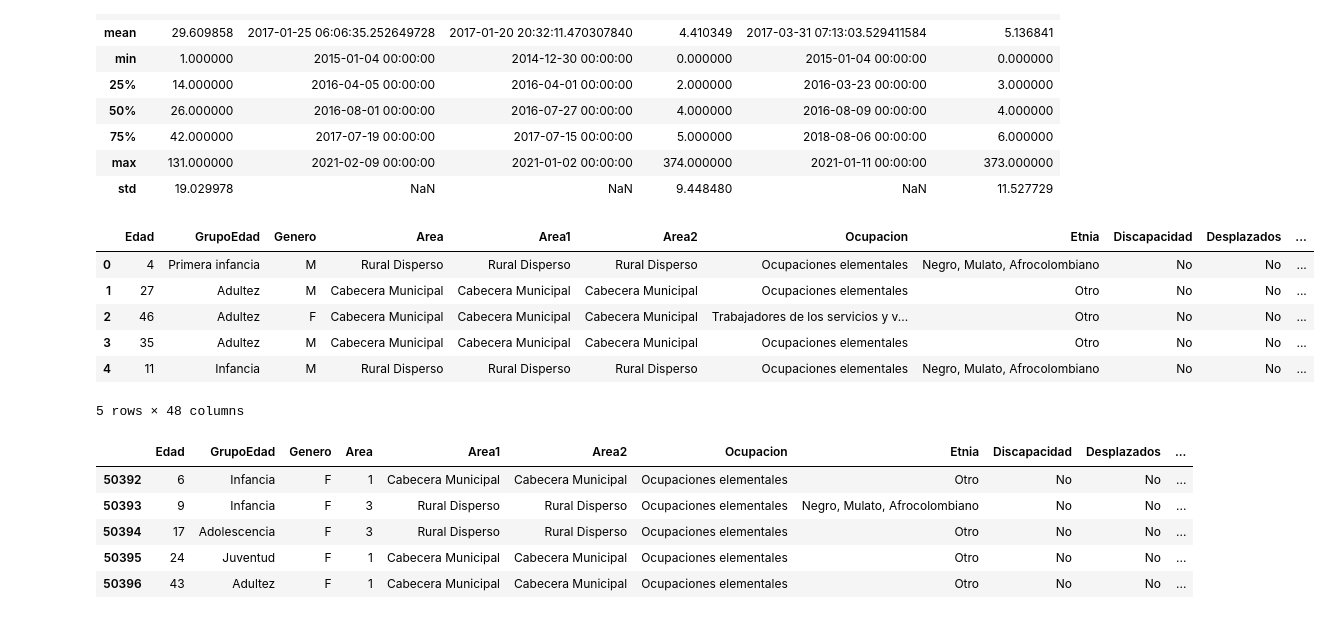
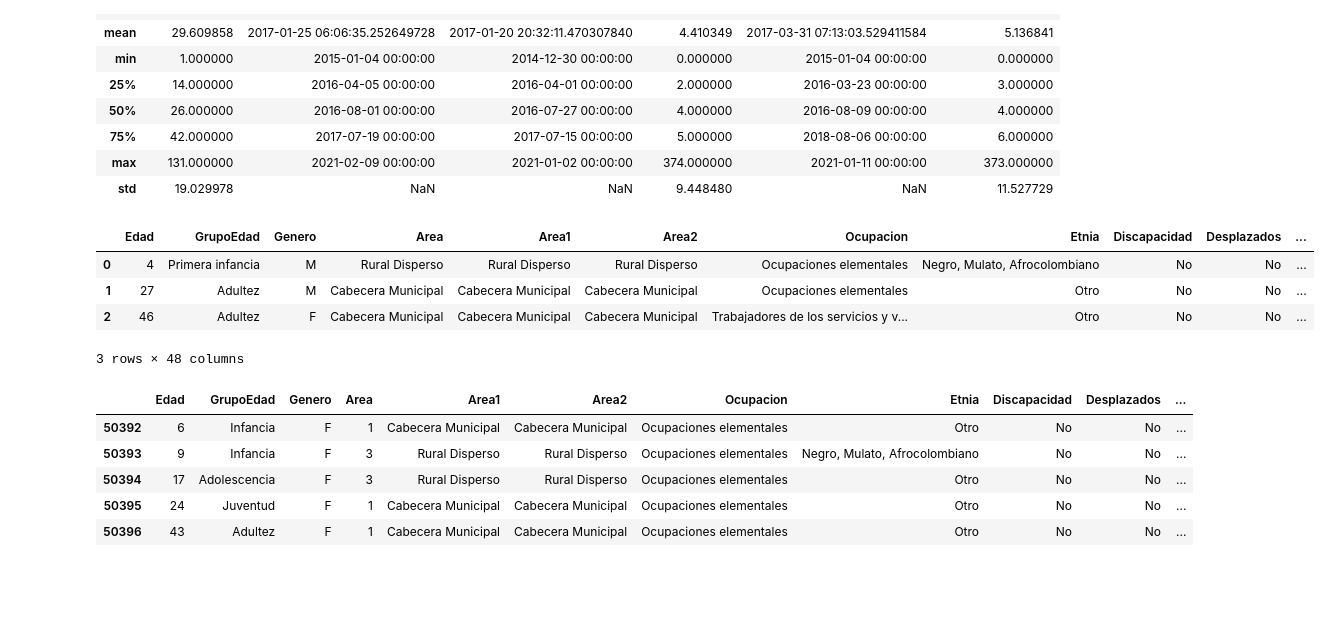
Before and after one commit to cam2149/MachinelearningI, a Jupyter notebook: Examen3_Ejercicio4.ipynb, the cells around one changed output. Cells and saved outputs as stored; diff of their text form; code cells hidden in the pictures; blank space fills up the shorter version.

```diff
--- a/Examen3_Ejercicio4.ipynb
+++ b/Examen3_Ejercicio4.ipynb
@@ -139,15 +139,13 @@ dfDengue.describe()
 | max | 131.000000 | 2021-02-09 00:00:00 | 2021-01-02 00:00:00 | 374.000000 | 2021-01-11 00:00:00 | 373.000000 |
 | std | 19.029978 | NaN | NaN | 9.448480 | NaN | 11.527729 |
 # %%
-dfDengue.head()
+dfDengue.head(3)
 # %% [output]
 |  | Edad | GrupoEdad | Genero | Area | Area1 | Area2 | Ocupacion | Etnia | Discapacidad | Desplazados | ... |
 | 0 | 4 | Primera infancia | M | Rural Disperso | Rural Disperso | Rural Disperso | Ocupaciones elementales | Negro, Mulato, Afrocolombiano | No | No | ... |
 | 1 | 27 | Adultez | M | Cabecera Municipal | Cabecera Municipal | Cabecera Municipal | Ocupaciones elementales | Otro | No | No | ... |
 | 2 | 46 | Adultez | F | Cabecera Municipal | Cabecera Municipal | Cabecera Municipal | Trabajadores de los servicios y v... | Otro | No | No | ... |
-| 3 | 35 | Adultez | M | Cabecera Municipal | Cabecera Municipal | Cabecera Municipal | Ocupaciones elementales | Otro | No | No | ... |
-| 4 | 11 | Infancia | M | Rural Disperso | Rural Disperso | Rural Disperso | Ocupaciones elementales | Negro, Mulato, Afrocolombiano | No | No | ... |
-5 rows × 48 columns
+3 rows × 48 columns
 # %%
 dfDengue.tail()
 # %% [output]
```
Also changed, not shown: parts of 11 cells of this notebook.
